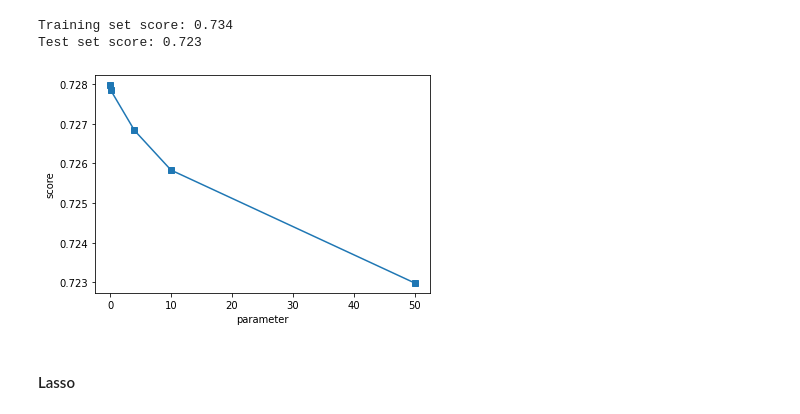
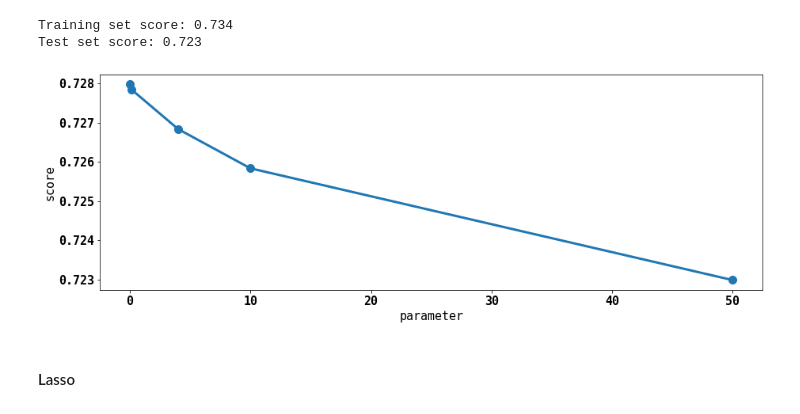
Before and after one commit to alintu/Assignments, a Jupyter notebook: Assignment_1.ipynb, the cells around one changed output. Cells and saved outputs as stored; diff of their text form; code cells hidden in the pictures.

Commit message:
Update on graphs in task 1

```diff
--- a/Assignment_1.ipynb
+++ b/Assignment_1.ipynb
@@ -18,6 +18,14 @@ https://archive.ics.uci.edu/ml/datasets/Superconductivty+Data
 import pandas as pd
 import matplotlib.pyplot as plt
 import numpy as np
+
+from matplotlib import rc
+font = {'family' : 'monospace', 'weight' : 'bold', 'size'   : 15}
+rc('font', **font)
+
+plt.rcParams['figure.figsize'] = [15, 5]
+plt.rcParams['lines.linewidth'] = 3.0
+plt.rcParams['lines.markersize'] = 10.0
 # %%
 import subprocess as sp
 sp.run(['curl',
@@ -114,16 +122,16 @@ Test set score: 0.723
 # %%
 parameter = np.array([0.01, 0.1, 4, 10, 50])
 score = np.array([ridge001.score(X_test, y_test),
                   ridge01.score(X_test, y_test),
                   ridge4.score(X_test, y_test),
                   ridge10.score(X_test, y_test),
                   ridge50.score(X_test, y_test)])
 plt.xlabel("parameter")
 plt.ylabel("score")
-plt.plot(parameter, score, linestyle = '-', marker = 's')
+plt.plot(parameter, score, linestyle = '-', marker = 'o')
 plt.show()
 # %% [output]
-[figure, old version]
+[figure, new version]
 # %% [markdown]
 #### Lasso
 # %%
```
Also changed, not shown: parts of 2 cells of this notebook.
